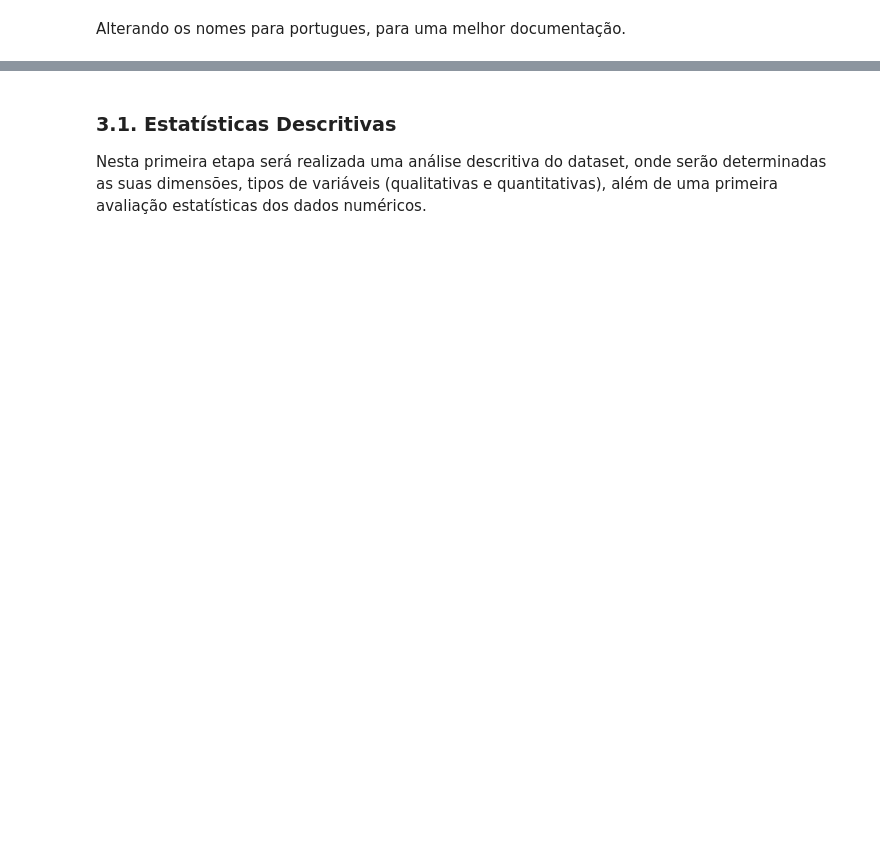
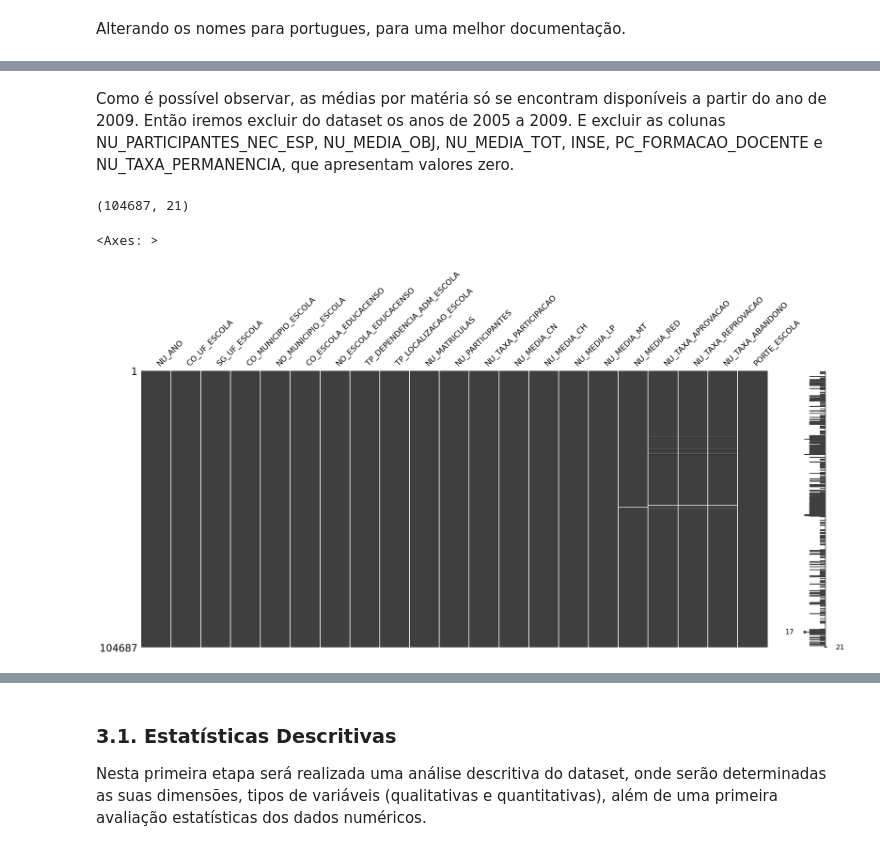
Before and after one commit to alexfaia/PUCRIO-MVP1, a Jupyter notebook: MVP1_alexfaia1.ipynb, the cells around one changed output, grey strips where cells are left out. Cells and saved outputs as stored; diff of their text form; code cells hidden in the pictures; blank space fills up the shorter version.

```diff
--- a/MVP1_alexfaia1.ipynb
+++ b/MVP1_alexfaia1.ipynb
@@ -139,0 +215,14 @@ Alterando os nomes para portugues, para uma melhor documentação.
+# %% [markdown]
+Como é possível observar, as médias por matéria só se encontram disponíveis a partir do ano de 2009. Então iremos excluir do dataset os anos de 2005 a 2009. E excluir as colunas NU_PARTICIPANTES_NEC_ESP, NU_MEDIA_OBJ, NU_MEDIA_TOT, INSE, PC_FORMACAO_DOCENTE e
+NU_TAXA_PERMANENCIA, que apresentam valores zero.
+# %%
+ds['NU_ANO'] = ds['NU_ANO'].apply(pd.to_numeric, errors='coerce')
+ds.drop(ds[ds['NU_ANO'] < 2009].index, inplace=True)
+ds.drop(['NU_PARTICIPANTES_NEC_ESP', 'NU_MEDIA_OBJ', 'NU_MEDIA_TOT', 'INSE', 'PC_FORMACAO_DOCENTE', 'NU_TAXA_PERMANENCIA'], axis=1, inplace=True)
+
+print(ds.shape)
+ms.matrix(ds)
+# %% [output]
+(104687, 21)
+<Axes: >
+[figure, added]
```
Also changed, not shown: parts of 25 cells of this notebook.
